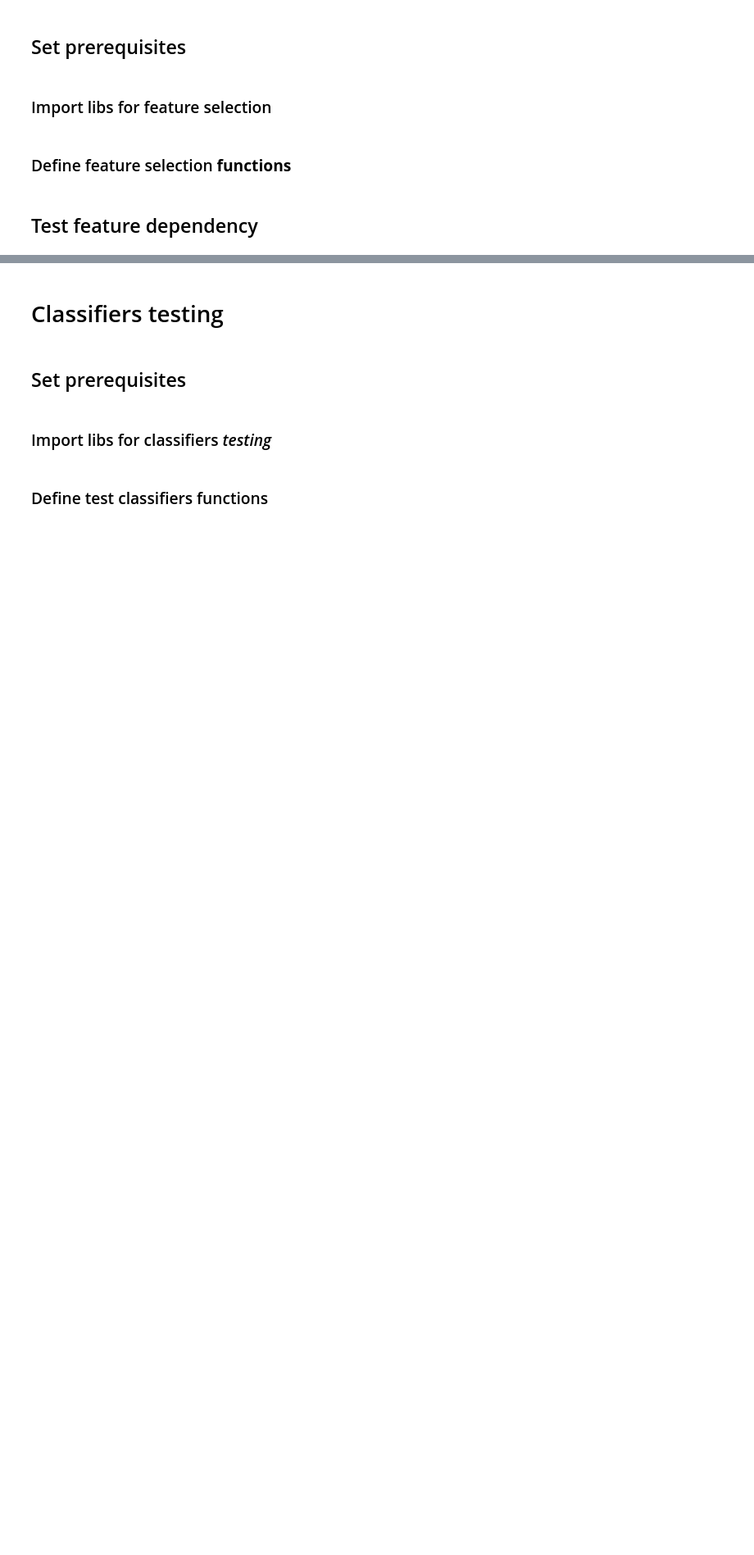
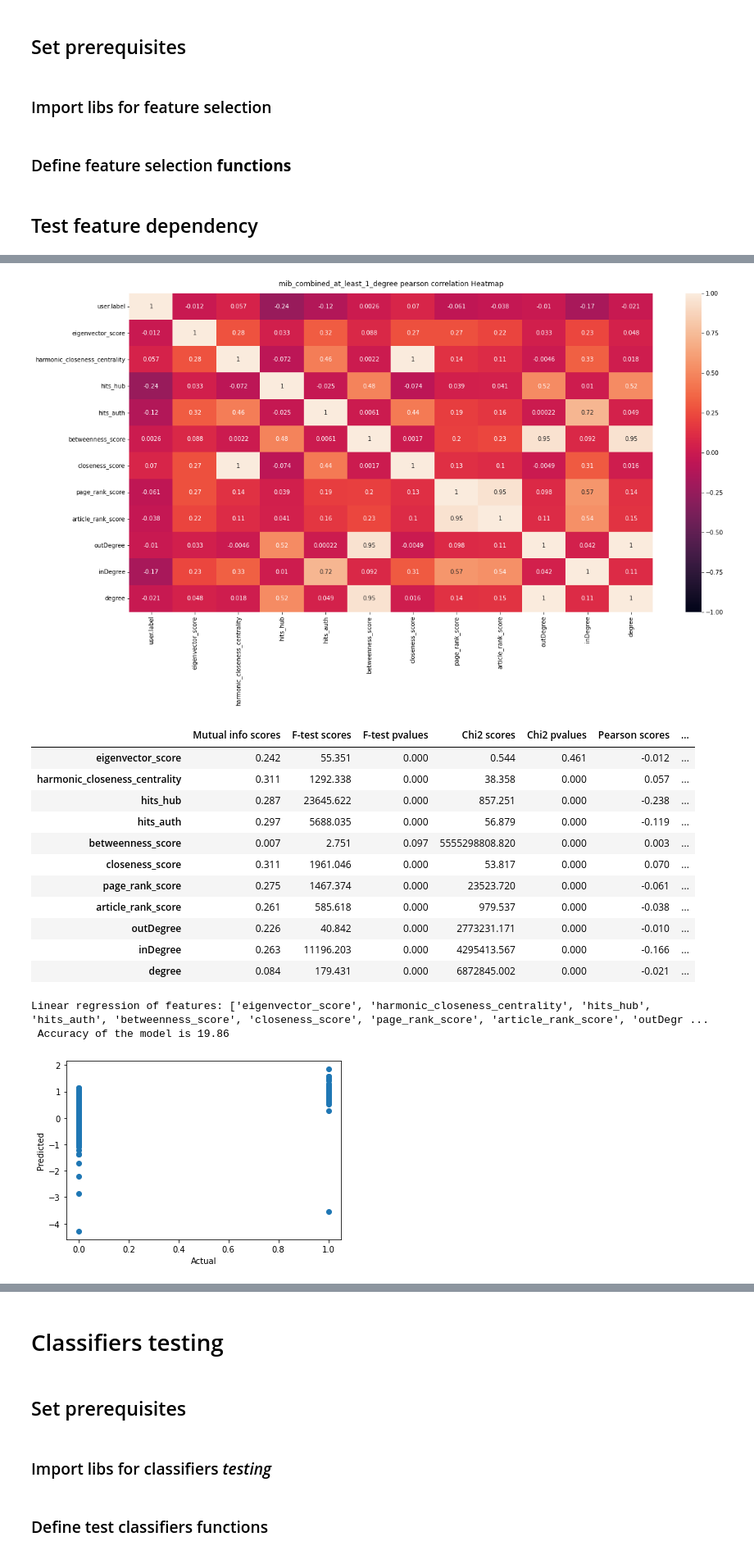
Before and after one commit to Patric/fkd-gs, a Jupyter notebook: notebooks/FakeNewsDetectionGraphSolutions.ipynb, the cells around one changed output, grey strips where cells are left out. Shown at 82% size. Saved outputs shown, nothing was run; the diff lists cells and outputs as text; code cells hidden in the pictures; blank space fills up the shorter version.

```diff
--- a/notebooks/FakeNewsDetectionGraphSolutions.ipynb
+++ b/notebooks/FakeNewsDetectionGraphSolutions.ipynb
@@ -286,0 +349,20 @@ def test_feature_dependency_for_dataset(df, df_name='Data frame'):
+# %%
+name = 'mib_combined_at_least_1_degree'
+test_feature_dependency_for_dataset(datasets_enriched[name], name)
+# %% [output]
+[figure, added]
+|  | Mutual info scores | F-test scores | F-test pvalues | Chi2 scores | Chi2 pvalues | Pearson scores | ... |
+| eigenvector_score | 0.242 | 55.351 | 0.000 | 0.544 | 0.461 | -0.012 | ... |
+| harmonic_closeness_centrality | 0.311 | 1292.338 | 0.000 | 38.358 | 0.000 | 0.057 | ... |
+| hits_hub | 0.287 | 23645.622 | 0.000 | 857.251 | 0.000 | -0.238 | ... |
+| hits_auth | 0.297 | 5688.035 | 0.000 | 56.879 | 0.000 | -0.119 | ... |
+| betweenness_score | 0.007 | 2.751 | 0.097 | 5555298808.820 | 0.000 | 0.003 | ... |
+| closeness_score | 0.311 | 1961.046 | 0.000 | 53.817 | 0.000 | 0.070 | ... |
+| page_rank_score | 0.275 | 1467.374 | 0.000 | 23523.720 | 0.000 | -0.061 | ... |
+| article_rank_score | 0.261 | 585.618 | 0.000 | 979.537 | 0.000 | -0.038 | ... |
+| outDegree | 0.226 | 40.842 | 0.000 | 2773231.171 | 0.000 | -0.010 | ... |
+| inDegree | 0.263 | 11196.203 | 0.000 | 4295413.567 | 0.000 | -0.166 | ... |
+| degree | 0.084 | 179.431 | 0.000 | 6872845.002 | 0.000 | -0.021 | ... |
+Linear regression of features: ['eigenvector_score', 'harmonic_closeness_centrality', 'hits_hub', 'hits_auth', 'betweenness_score', 'closeness_score', 'page_rank_score', 'article_rank_score', 'outDegr ...
+ Accuracy of the model is 19.86
+[figure, added]
```
Also changed, not shown: parts of 16 cells of this notebook.
